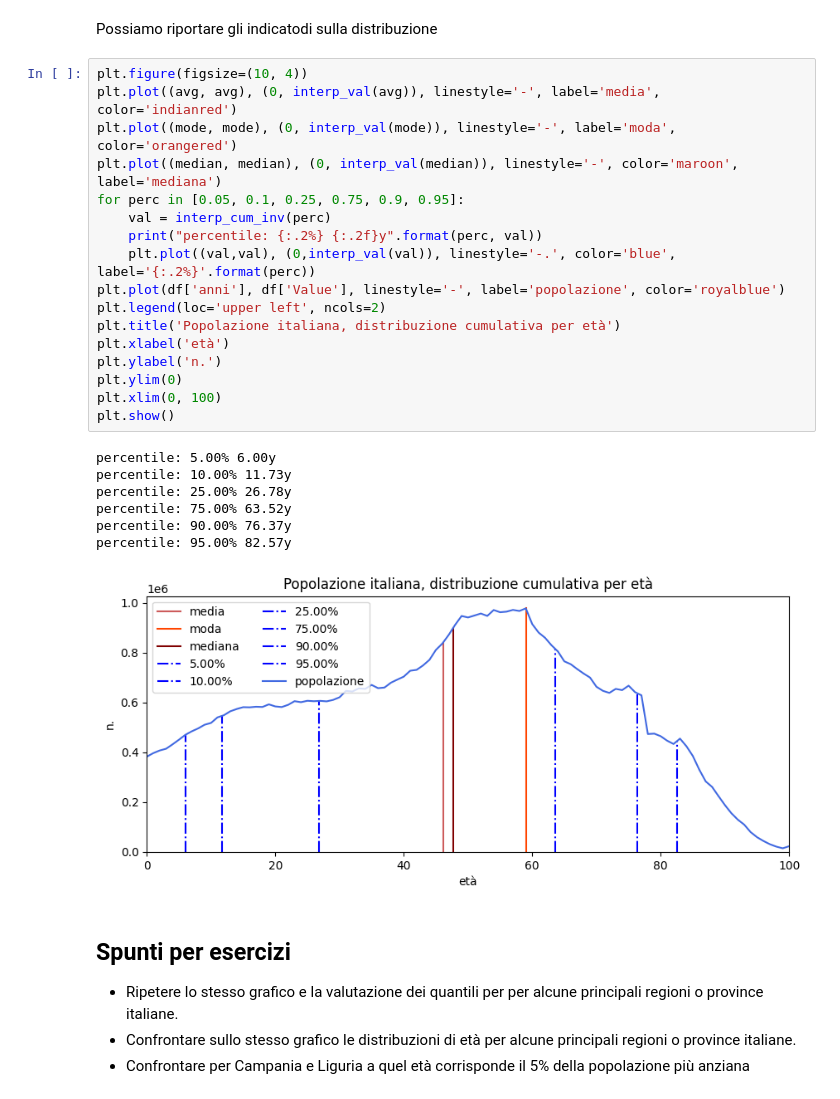
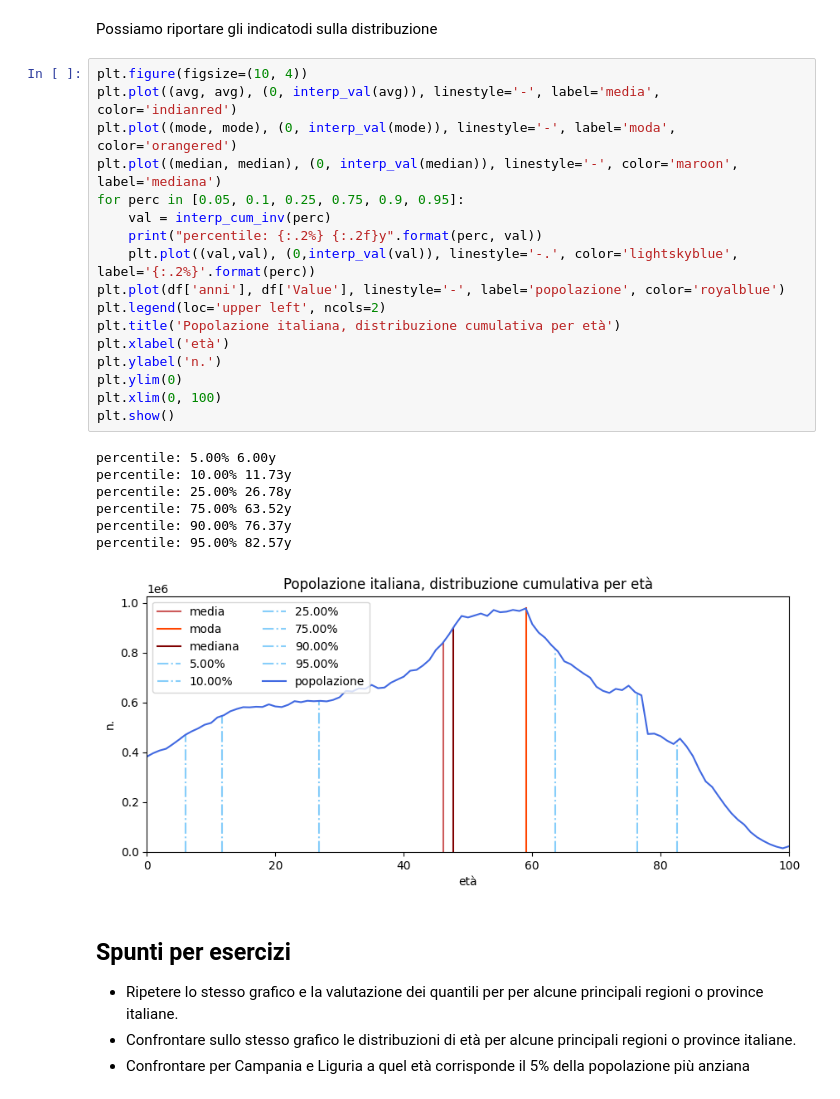
Before and after one commit to lucalista/analisi-dati-2024, a Jupyter notebook: 07.01.00__ISTAT_Popolazione_italiana.ipynb, the cells around one changed output. Drawn from its saved outputs; the diff is of its cells as text.

```diff
--- a/07.01.00__ISTAT_Popolazione_italiana.ipynb
+++ b/07.01.00__ISTAT_Popolazione_italiana.ipynb
@@ -155,28 +155,28 @@ Possiamo riportare gli indicatodi sulla distribuzione
 # %%
 plt.figure(figsize=(10, 4))
 plt.plot((avg, avg), (0, interp_val(avg)), linestyle='-', label='media', color='indianred')
 plt.plot((mode, mode), (0, interp_val(mode)), linestyle='-', label='moda', color='orangered')
 plt.plot((median, median), (0, interp_val(median)), linestyle='-', color='maroon', label='mediana')
 for perc in [0.05, 0.1, 0.25, 0.75, 0.9, 0.95]:
     val = interp_cum_inv(perc)
     print("percentile: {:.2%} {:.2f}y".format(perc, val))
-    plt.plot((val,val), (0,interp_val(val)), linestyle='-.', color='blue', label='{:.2%}'.format(perc))
+    plt.plot((val,val), (0,interp_val(val)), linestyle='-.', color='lightskyblue', label='{:.2%}'.format(perc))
 plt.plot(df['anni'], df['Value'], linestyle='-', label='popolazione', color='royalblue')
 plt.legend(loc='upper left', ncols=2)
 plt.title('Popolazione italiana, distribuzione cumulativa per età')
 plt.xlabel('età')
 plt.ylabel('n.')
 plt.ylim(0)
 plt.xlim(0, 100)
 plt.show()
 # %% [output]
 percentile: 5.00% 6.00y
 percentile: 10.00% 11.73y
 percentile: 25.00% 26.78y
 percentile: 75.00% 63.52y
 percentile: 90.00% 76.37y
 percentile: 95.00% 82.57y
-[figure, old version]
+[figure, new version]
 # %% [markdown]
 ## Spunti per esercizi
 
```
